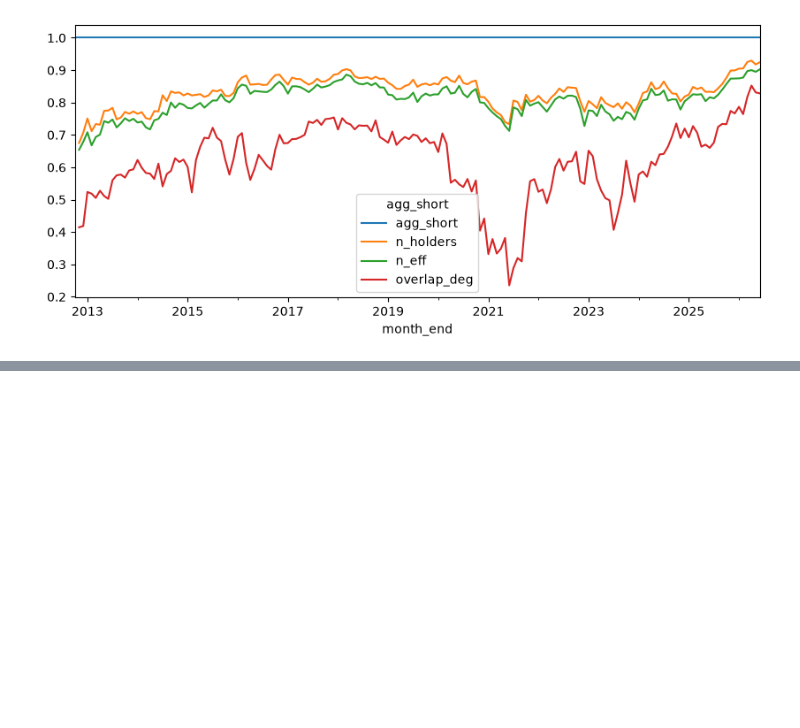
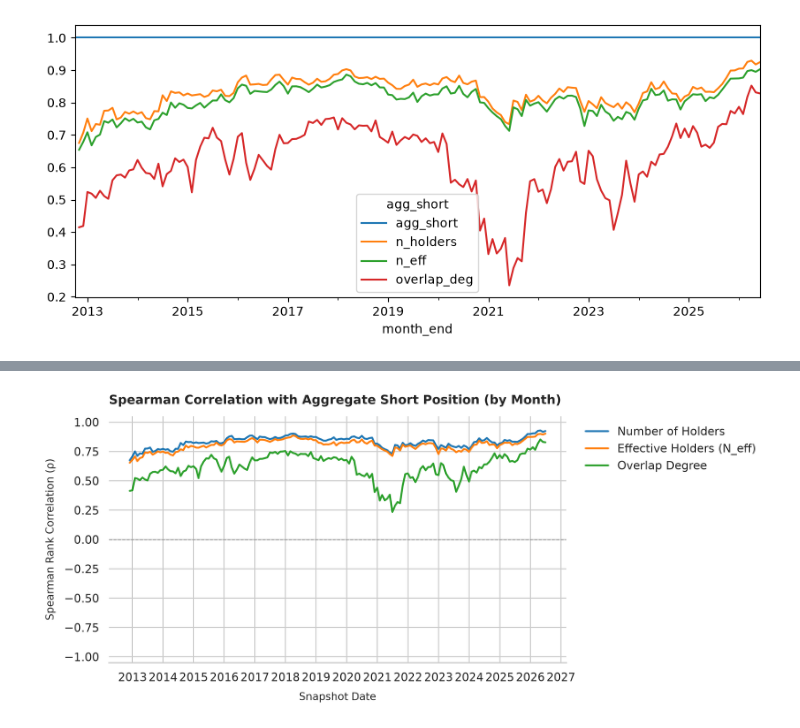
Before and after one commit to nithinpremkumar1999/uk-short-crowding, a Jupyter notebook: notebooks/panel_data_analysis.ipynb, the cells around one changed output, grey strips where cells are left out. Drawn from its saved outputs; the diff is of its cells as text; code cells hidden in the pictures; blank space fills up the shorter version.

```diff
--- a/notebooks/panel_data_analysis.ipynb
+++ b/notebooks/panel_data_analysis.ipynb
@@ -234,6 +324,86 @@ max              1.0    0.929391    0.902446     0.852322
 <Axes: xlabel='month_end'>
 [figure]
 # %%
-df = pd.read_parquet(os.path.join("../data/processed", "network_monthly_base.parquet"))
-df.head()
+import matplotlib.dates as mdates
+import matplotlib.pyplot as plt
+import pandas as pd
+import seaborn as sns
+
+# 1. Ensure month_end is datetime
+agg["month_end"] = pd.to_datetime(agg["month_end"])
+
+# 2. Compute monthly Spearman correlation relative to agg_short
+# Note: include_groups=False prevents pandas 2.2+ FutureWarnings
+rho = agg.groupby("month_end").apply(
+    lambda g: g[["agg_short", "n_holders", "n_eff", "overlap_deg"]]
+    .corr("spearman")
+    .loc["agg_short"],
+    include_groups=False,
+)
+
+# 3. Drop self-correlation (agg_short vs agg_short is trivially 1.0)
+rho_clean = rho.drop(columns=["agg_short"])
+
+# 4. Reshape to long-form for seaborn
+rho_long = rho_clean.reset_index().melt(
+    id_vars="month_end", var_name="metric", value_name="spearman_rho"
+)
+
+# Optional: cleaner legend labels
+metric_labels = {
+    "n_holders": "Number of Holders",
+    "n_eff": "Effective Holders (N_eff)",
+    "overlap_deg": "Overlap Degree",
+}
+rho_long["metric"] = rho_long["metric"].replace(metric_labels)
+
+# 5. Plot with Seaborn
+sns.set_theme(style="whitegrid", font="sans-serif")
+fig, ax = plt.subplots(figsize=(10, 4.5), dpi=300)
+
+palette = sns.color_palette("tab10", n_colors=rho_long["metric"].nunique())
+
+sns.lineplot(
+    data=rho_long,
+    x="month_end",
+    y="spearman_rho",
+    hue="metric",
+    palette=palette,
+    linewidth=1.8,
+    ax=ax,
+)
+
+# Add reference line at zero correlation
+ax.axhline(0, color="grey", linestyle="--", linewidth=0.8, alpha=0.7)
+
+# 6. Formatting & Layout
+ax.set_title(
+    "Spearman Correlation with Aggregate Short Position (by Month)",
+    fontsize=12,
+    fontweight="bold",
+    pad=12,
+    loc="left",
+)
+ax.set_xlabel("Snapshot Date", fontsize=10, labelpad=8)
+ax.set_ylabel("Spearman Rank Correlation (ρ)", fontsize=10, labelpad=8)
+ax.set_ylim(-1.05, 1.05)
+
+# Date tick formatting
+ax.xaxis.set_major_locator(mdates.YearLocator())
+ax.xaxis.set_major_formatter(mdates.DateFormatter("%Y"))
+ax.xaxis.set_minor_locator(mdates.MonthLocator(bymonth=[1, 4, 7, 10]))
+
+sns.despine(left=True, bottom=False)
+
+ax.legend(
+    title="",
+    frameon=True,
+    facecolor="white",
+    edgecolor="none",
+    loc="upper left",
+    bbox_to_anchor=(1.02, 1),
+)
+
+plt.tight_layout()
+plt.show()
 # %% [output]
@@ -245,0 +410 @@ df.head()
+[figure, added]
```
Also changed, not shown: parts of 11 cells of this notebook, 4 other files.
